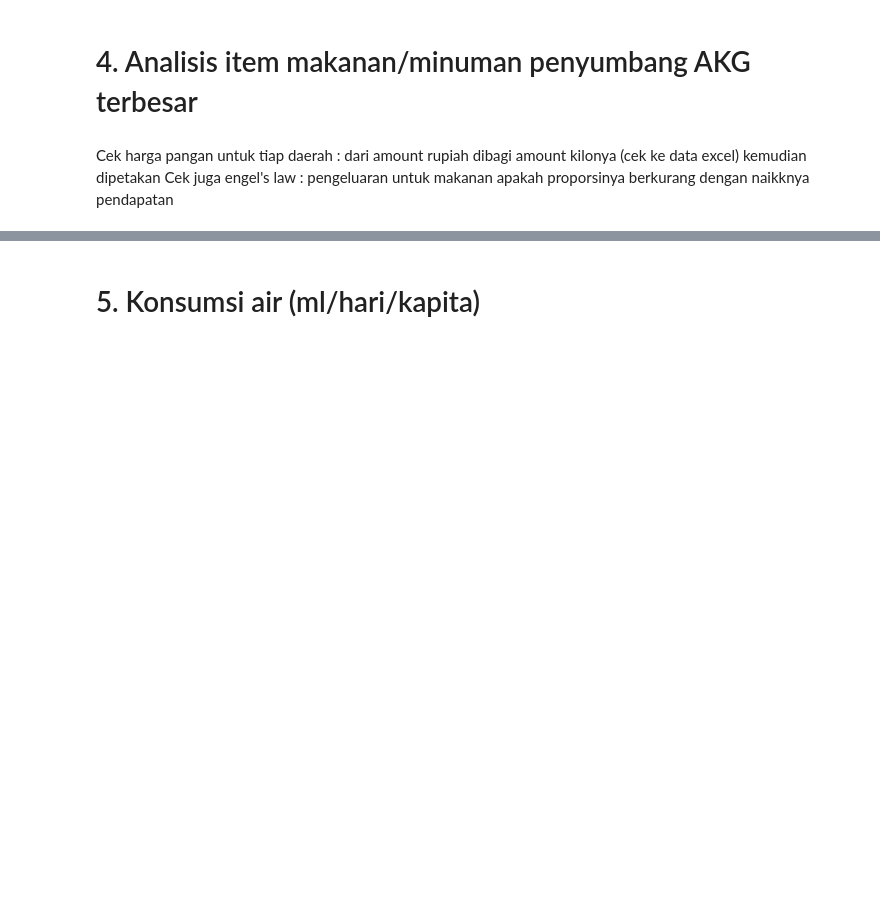
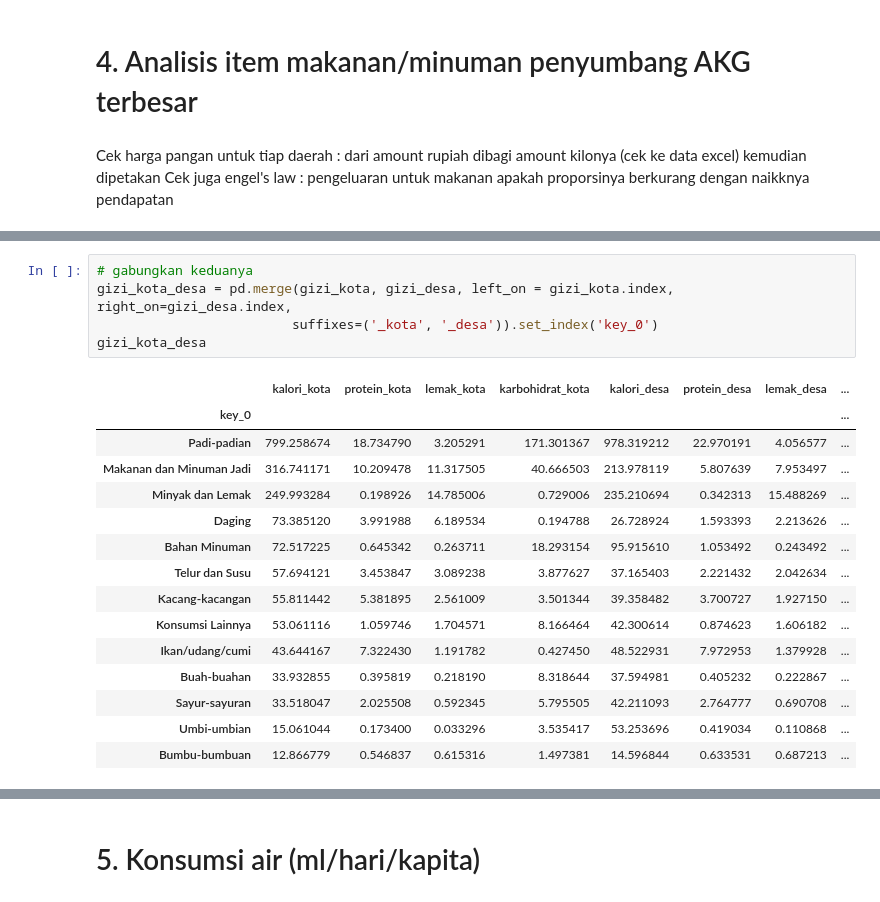
Before and after one commit to davidsirait/projectlab_susenas, a Jupyter notebook: Susenas - Gizi v2.ipynb, the cells around one changed output, grey strips where cells are left out. Drawn from its saved outputs; the diff is of its cells as text; blank space fills up the shorter version.

```diff
--- a/Susenas - Gizi v2.ipynb
+++ b/Susenas - Gizi v2.ipynb
@@ -748,0 +961,21 @@ Cek juga engel's law : pengeluaran untuk makanan apakah proporsinya berkurang de
+# %%
+# gabungkan keduanya
+gizi_kota_desa = pd.merge(gizi_kota, gizi_desa, left_on = gizi_kota.index, right_on=gizi_desa.index,
+                         suffixes=('_kota', '_desa')).set_index('key_0')
+gizi_kota_desa
+# %% [output]
+|  | kalori_kota | protein_kota | lemak_kota | karbohidrat_kota | kalori_desa | protein_desa | lemak_desa | ... |
+| key_0 |  |  |  |  |  |  |  | ... |
+| Padi-padian | 799.258674 | 18.734790 | 3.205291 | 171.301367 | 978.319212 | 22.970191 | 4.056577 | ... |
+| Makanan dan Minuman Jadi | 316.741171 | 10.209478 | 11.317505 | 40.666503 | 213.978119 | 5.807639 | 7.953497 | ... |
+| Minyak dan Lemak | 249.993284 | 0.198926 | 14.785006 | 0.729006 | 235.210694 | 0.342313 | 15.488269 | ... |
+| Daging | 73.385120 | 3.991988 | 6.189534 | 0.194788 | 26.728924 | 1.593393 | 2.213626 | ... |
+| Bahan Minuman | 72.517225 | 0.645342 | 0.263711 | 18.293154 | 95.915610 | 1.053492 | 0.243492 | ... |
+| Telur dan Susu | 57.694121 | 3.453847 | 3.089238 | 3.877627 | 37.165403 | 2.221432 | 2.042634 | ... |
+| Kacang-kacangan | 55.811442 | 5.381895 | 2.561009 | 3.501344 | 39.358482 | 3.700727 | 1.927150 | ... |
+| Konsumsi Lainnya | 53.061116 | 1.059746 | 1.704571 | 8.166464 | 42.300614 | 0.874623 | 1.606182 | ... |
+| Ikan/udang/cumi | 43.644167 | 7.322430 | 1.191782 | 0.427450 | 48.522931 | 7.972953 | 1.379928 | ... |
+| Buah-buahan | 33.932855 | 0.395819 | 0.218190 | 8.318644 | 37.594981 | 0.405232 | 0.222867 | ... |
+| Sayur-sayuran | 33.518047 | 2.025508 | 0.592345 | 5.795505 | 42.211093 | 2.764777 | 0.690708 | ... |
+| Umbi-umbian | 15.061044 | 0.173400 | 0.033296 | 3.535417 | 53.253696 | 0.419034 | 0.110868 | ... |
+| Bumbu-bumbuan | 12.866779 | 0.546837 | 0.615316 | 1.497381 | 14.596844 | 0.633531 | 0.687213 | ... |
```
Also changed, not shown: parts of 34 cells of this notebook.
